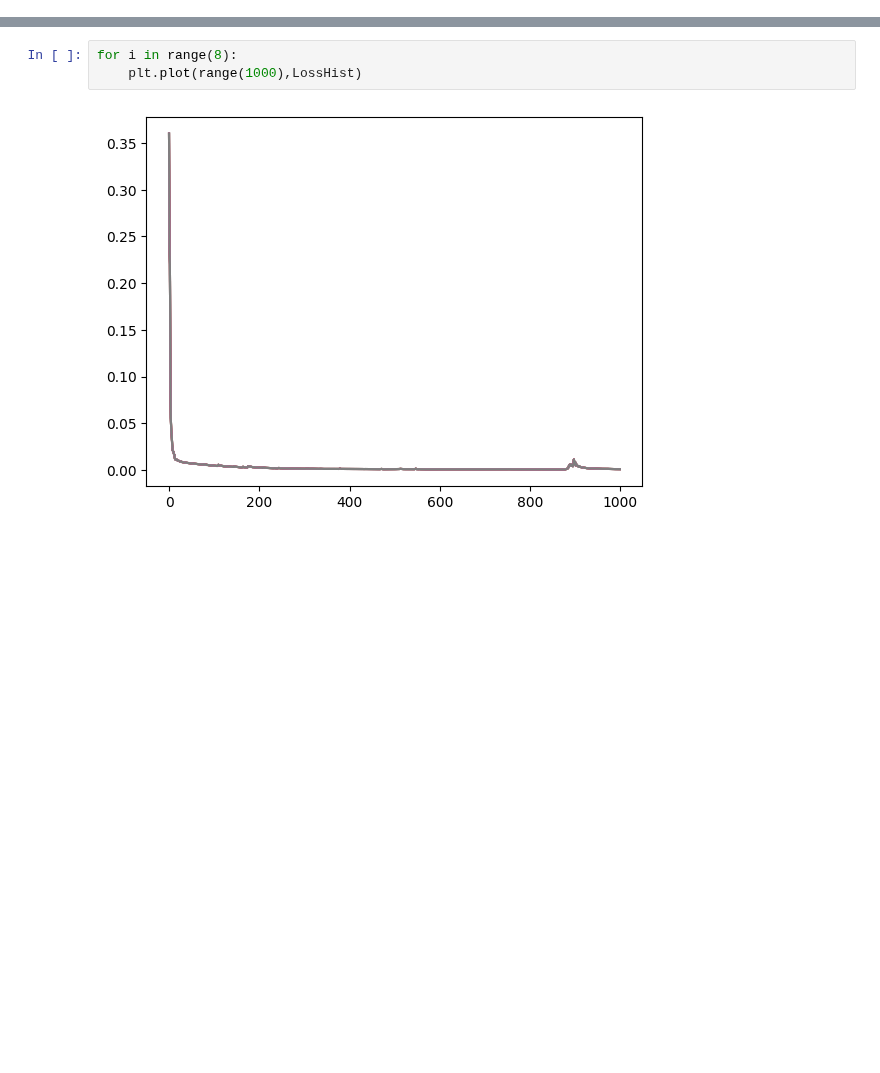
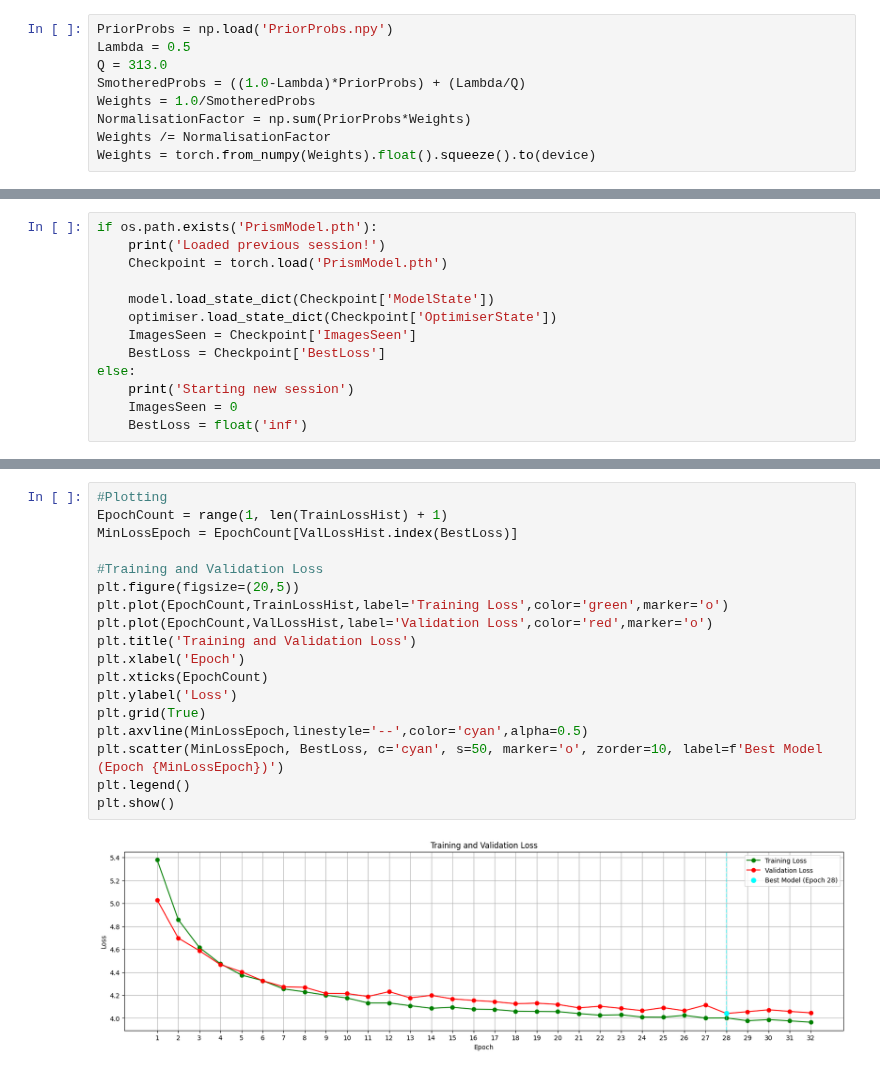
Before and after one commit to nkminion/Prism, a Jupyter notebook: Model.ipynb, the cells around one changed output, grey strips where cells are left out. Saved outputs shown, nothing was run; the diff lists cells and outputs as text; blank space fills up the shorter version.

Commit message:
switched loss function from mse to crossentropy. Implemented class rebalancing. Better training loop that includes checkpoints and patience limits. Preparing for kaggle training session

```diff
--- a/Model.ipynb
+++ b/Model.ipynb
@@ -49,0 +33,9 @@ plt.imshow(LABImg[:,:,2],cmap='gray') #B
+# %%
+PriorProbs = np.load('PriorProbs.npy')
+Lambda = 0.5
+Q = 313.0
+SmotheredProbs = ((1.0-Lambda)*PriorProbs) + (Lambda/Q)
+Weights = 1.0/SmotheredProbs
+NormalisationFactor = np.sum(PriorProbs*Weights)
+Weights /= NormalisationFactor
+Weights = torch.from_numpy(Weights).float().squeeze().to(device)
@@ -159,0 +222,13 @@ Estimated Total Size (MB): 852.96
+# %%
+if os.path.exists('PrismModel.pth'):
+	print('Loaded previous session!')
+	Checkpoint = torch.load('PrismModel.pth')
+
+	model.load_state_dict(Checkpoint['ModelState'])
+	optimiser.load_state_dict(Checkpoint['OptimiserState'])
+	ImagesSeen = Checkpoint['ImagesSeen']
+	BestLoss = Checkpoint['BestLoss']
+else:
+	print('Starting new session')
+	ImagesSeen = 0
+	BestLoss = float('inf')
@@ -224,5 +343,20 @@ Epoch: 999 | Training Loss: 0.000856
 # %%
-for i in range(8):
-	plt.plot(range(1000),LossHist)
+#Plotting
+EpochCount = range(1, len(TrainLossHist) + 1)
+MinLossEpoch = EpochCount[ValLossHist.index(BestLoss)]
+
+#Training and Validation Loss
+plt.figure(figsize=(20,5))
+plt.plot(EpochCount,TrainLossHist,label='Training Loss',color='green',marker='o')
+plt.plot(EpochCount,ValLossHist,label='Validation Loss',color='red',marker='o')
+plt.title('Training and Validation Loss')
+plt.xlabel('Epoch')
+plt.xticks(EpochCount)
+plt.ylabel('Loss')
+plt.grid(True)
+plt.axvline(MinLossEpoch,linestyle='--',color='cyan',alpha=0.5)
+plt.scatter(MinLossEpoch, BestLoss, c='cyan', s=50, marker='o', zorder=10, label=f'Best Model (Epoch {MinLossEpoch})')
+plt.legend()
+plt.show()
 # %% [output]
-[figure, old version]
+[figure, new version]
```
Also changed, not shown: parts of 9 cells of this notebook, 4 other files.
